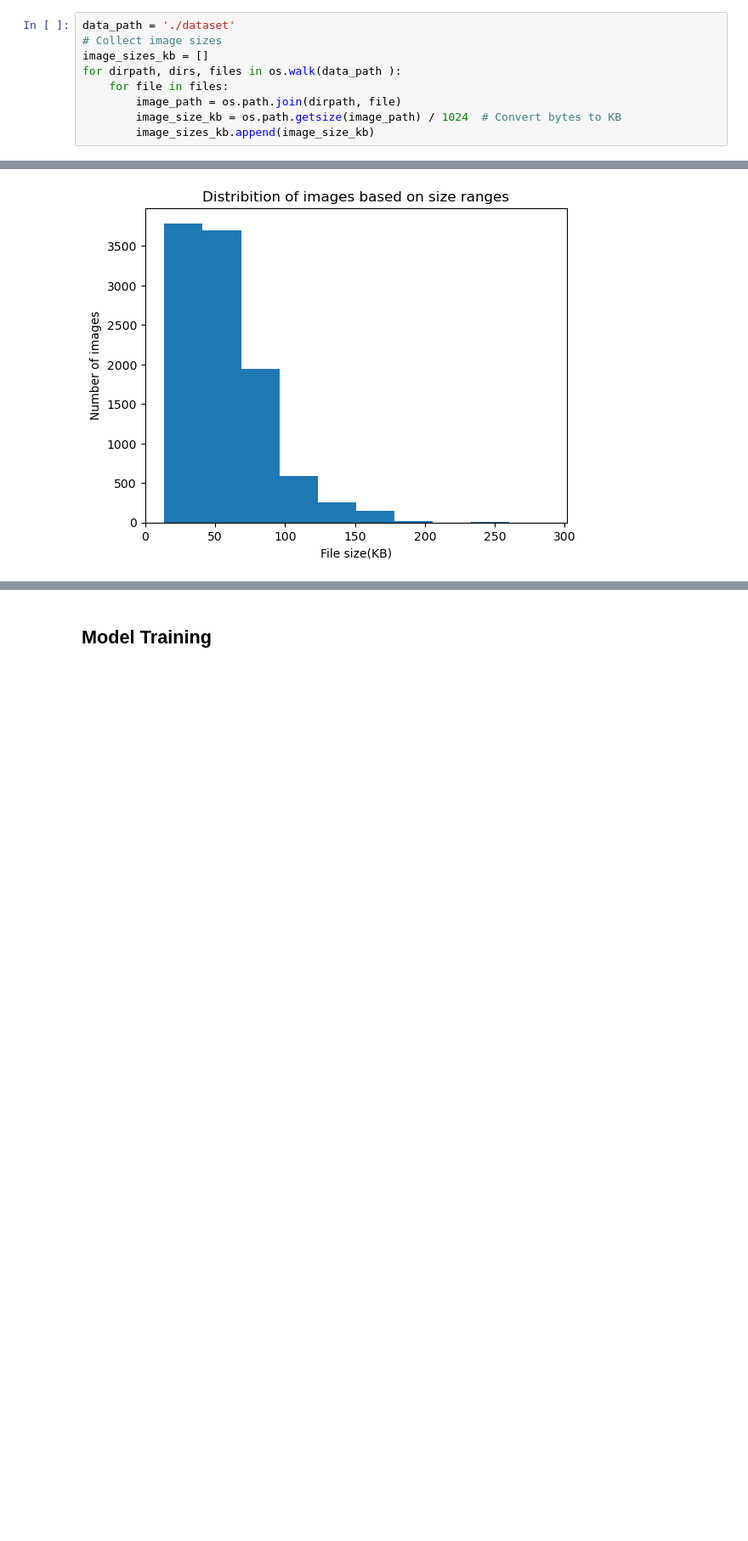
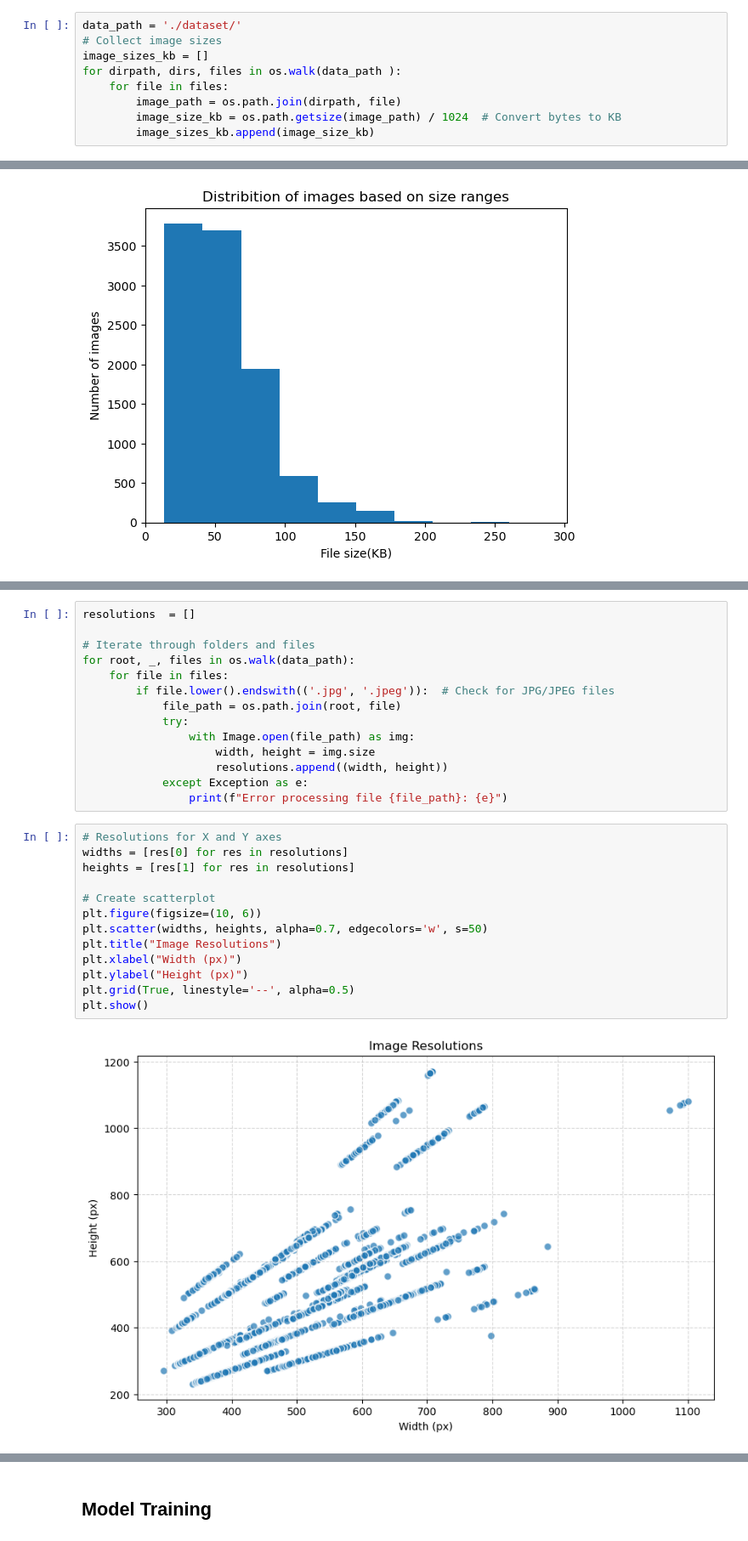
Before and after one commit to MarcinTom/udacity_aws_mle_nano_capstone, a Jupyter notebook: sagemaker.ipynb, the cells around one changed output, grey strips where cells are left out. Shown at 85% size. Cells and saved outputs as stored; diff of their text form; blank space fills up the shorter version.

```diff
--- a/sagemaker.ipynb
+++ b/sagemaker.ipynb
@@ -182,6 +203,6 @@ plt.show()
 [figure]
 # %%
-data_path = './dataset'
+data_path = './dataset/'
 # Collect image sizes
 image_sizes_kb = []
 for dirpath, dirs, files in os.walk(data_path ):
@@ -202,0 +229,29 @@ plt.show()
+# %%
+resolutions  = []
+
+# Iterate through folders and files
+for root, _, files in os.walk(data_path):
+    for file in files:
+        if file.lower().endswith(('.jpg', '.jpeg')):  # Check for JPG/JPEG files
+            file_path = os.path.join(root, file)
+            try:
+                with Image.open(file_path) as img:
+                    width, height = img.size
+                    resolutions.append((width, height))
+            except Exception as e:
+                print(f"Error processing file {file_path}: {e}")
+# %%
+# Resolutions for X and Y axes
+widths = [res[0] for res in resolutions]
+heights = [res[1] for res in resolutions]
+
+# Create scatterplot
+plt.figure(figsize=(10, 6))
+plt.scatter(widths, heights, alpha=0.7, edgecolors='w', s=50)
+plt.title("Image Resolutions")
+plt.xlabel("Width (px)")
+plt.ylabel("Height (px)")
+plt.grid(True, linestyle='--', alpha=0.5)
+plt.show()
+# %% [output]
+[figure, added]
```
Also changed, not shown: parts of 15 cells of this notebook, 2 other files.
